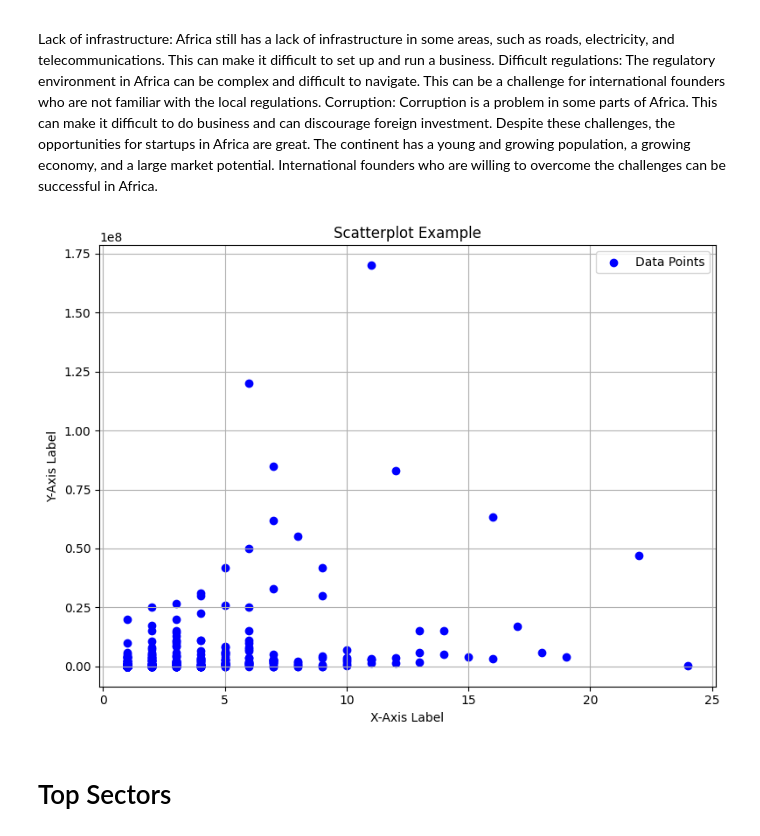
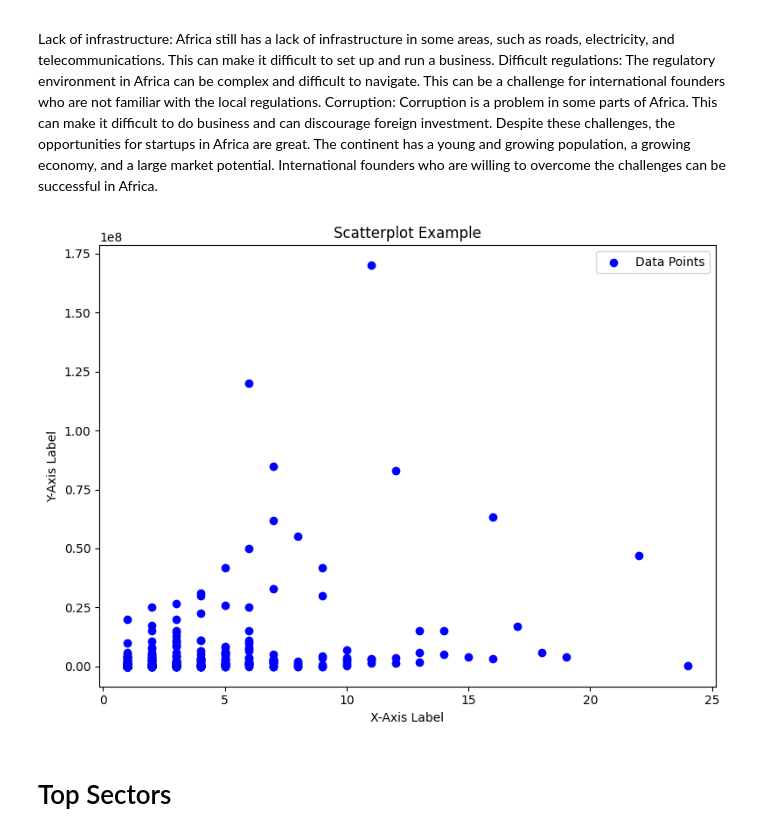
Before and after one commit to Vambane/AfricanStartups, a Jupyter notebook: Untitled.ipynb, the cells around one changed output. Cells and saved outputs as stored; diff of their text form; code cells hidden in the pictures.

```diff
--- a/Untitled.ipynb
+++ b/Untitled.ipynb
@@ -594,18 +608,18 @@ Despite these challenges, the opportunities for startups in Africa are great. Th
 # %%
 plt.figure(figsize=(8, 6))
 plt.scatter(subset_df['Investors_no'], subset_df['Amount (US$)'],
             c='blue', marker='o', label='Data Points')
 plt.xlabel('X-Axis Label')
 plt.ylabel('Y-Axis Label')
 plt.title('Scatterplot Example')
 plt.legend()  # Display legend if you have multiple datasets
 
 # Display the scatterplot
-plt.grid(True)  # Optional: Add a grid
+# plt.grid(True)  # Optional: Add a grid
 plt.tight_layout()
 plt.show()
 # %% [output]
-[figure, old version]
+[figure, new version]
 # %% [markdown]
 # Top Sectors
 # %%
```
Also changed, not shown: parts of 10 cells of this notebook.
